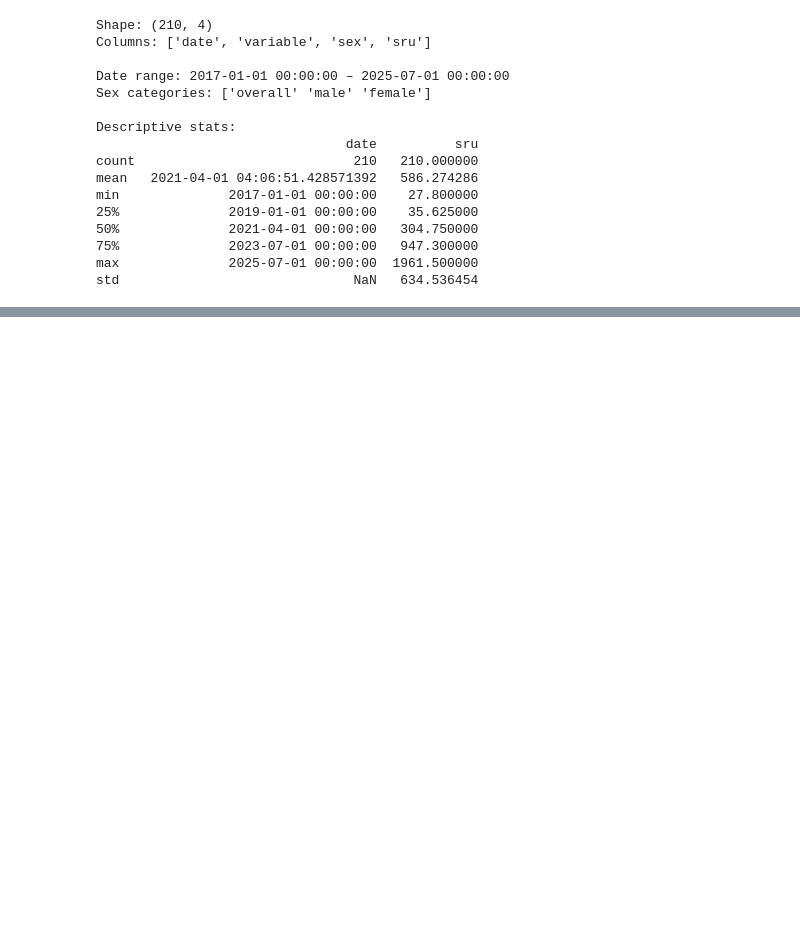
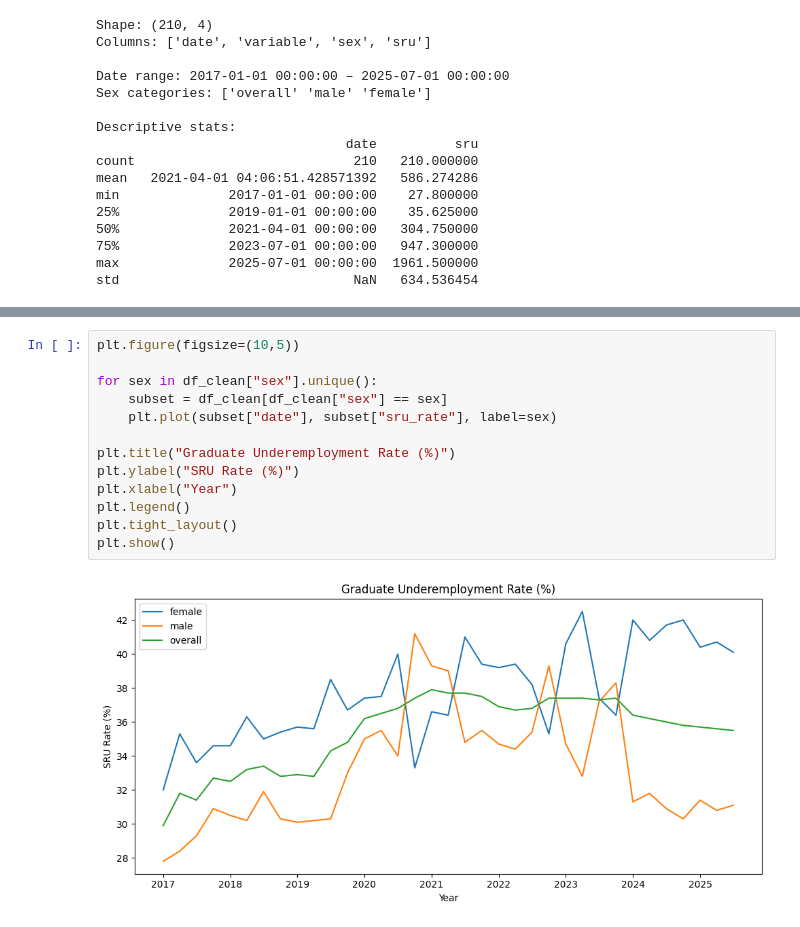
Before and after one commit to lloonnn/EduNilai, a Jupyter notebook: data_understanding/graduate_underemployment.ipynb, the cells around one changed output, grey strips where cells are left out. Drawn from its saved outputs; the diff is of its cells as text; blank space fills up the shorter version.

```diff
--- a/data_understanding/graduate_underemployment.ipynb
+++ b/data_understanding/graduate_underemployment.ipynb
@@ -100,3 +160,18 @@ plt.show()
+# %%
+plt.figure(figsize=(10,5))
+
+for sex in df_clean["sex"].unique():
+    subset = df_clean[df_clean["sex"] == sex]
+    plt.plot(subset["date"], subset["sru_rate"], label=sex)
+
+plt.title("Graduate Underemployment Rate (%)")
+plt.ylabel("SRU Rate (%)")
+plt.xlabel("Year")
+plt.legend()
+plt.tight_layout()
+plt.show()
+# %% [output]
+[figure, added]
 # %%
 os.makedirs('../data/salary', exist_ok=True)
 df.to_csv('../data/salary/graduate_underemployment_sex.csv', index=False, encoding='utf-8')
```
Also changed, not shown: parts of 6 cells of this notebook, 31 other files.
